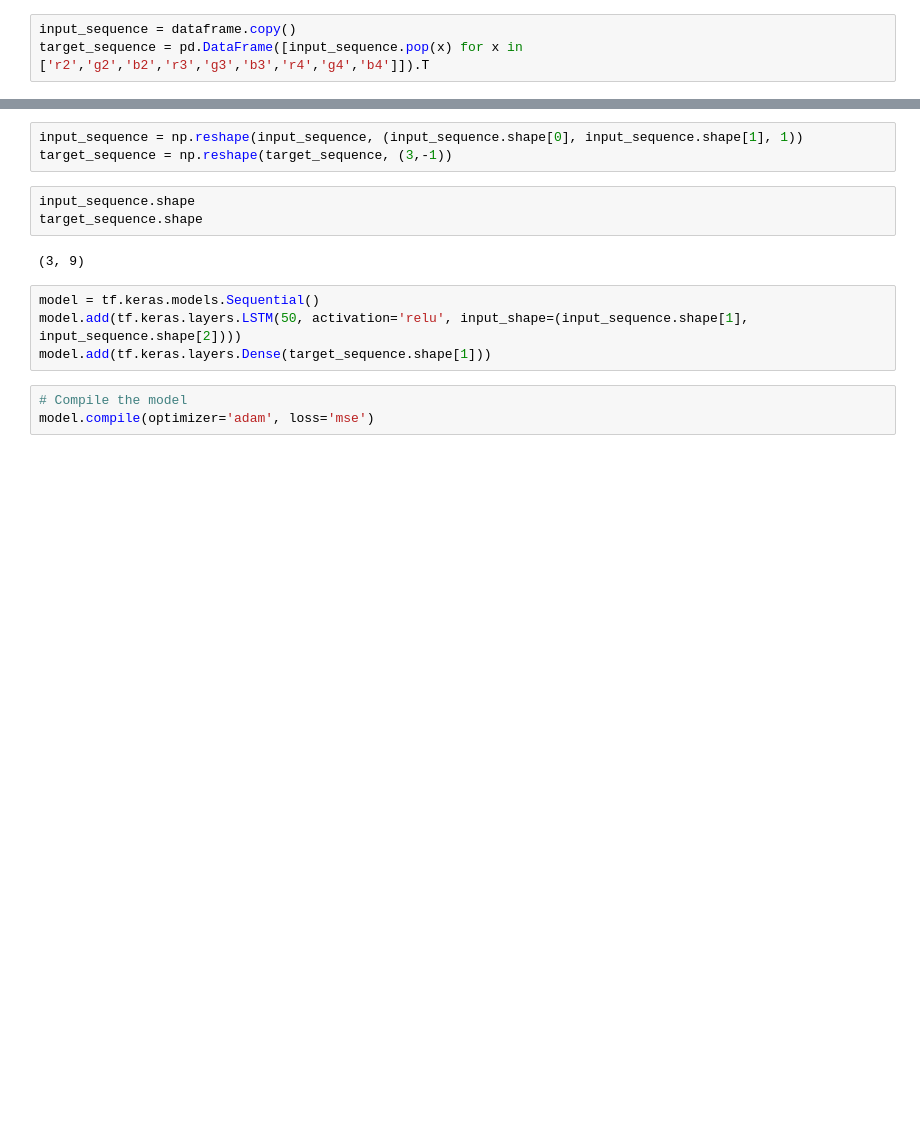
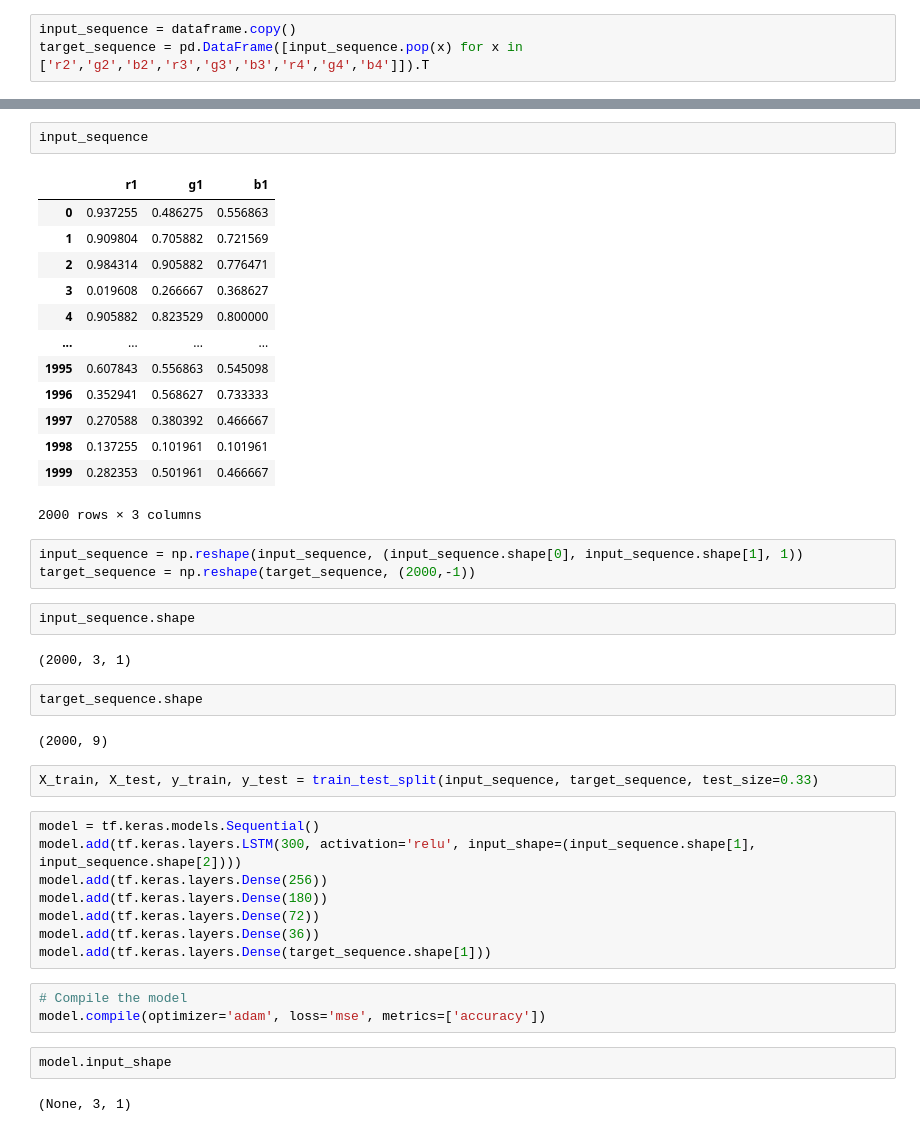
Before and after one commit to Siruenyian/Capstone-ChromaMatch, a Jupyter notebook: Machine Learning/Color_prediction.ipynb, the cells around one changed output, grey strips where cells are left out. Saved outputs shown, nothing was run; the diff lists cells and outputs as text; blank space fills up the shorter version.

```diff
--- a/Machine Learning/Color_prediction.ipynb
+++ b/Machine Learning/Color_prediction.ipynb
@@ -28,18 +46,47 @@ target_sequence
+# %%
+input_sequence
+# %% [output]
+|  | r1 | g1 | b1 |
+| 0 | 0.937255 | 0.486275 | 0.556863 |
+| 1 | 0.909804 | 0.705882 | 0.721569 |
+| 2 | 0.984314 | 0.905882 | 0.776471 |
+| 3 | 0.019608 | 0.266667 | 0.368627 |
+| 4 | 0.905882 | 0.823529 | 0.800000 |
+| ... | ... | ... | ... |
+| 1995 | 0.607843 | 0.556863 | 0.545098 |
+| 1996 | 0.352941 | 0.568627 | 0.733333 |
+| 1997 | 0.270588 | 0.380392 | 0.466667 |
+| 1998 | 0.137255 | 0.101961 | 0.101961 |
+| 1999 | 0.282353 | 0.501961 | 0.466667 |
+2000 rows × 3 columns
 # %%
 input_sequence = np.reshape(input_sequence, (input_sequence.shape[0], input_sequence.shape[1], 1))
-target_sequence = np.reshape(target_sequence, (3,-1))
+target_sequence = np.reshape(target_sequence, (2000,-1))
 # %%
 input_sequence.shape
-target_sequence.shape
 # %% [output]
-(3, 9)
+(2000, 3, 1)
+# %%
+target_sequence.shape
+# %% [output]
+(2000, 9)
+# %%
+X_train, X_test, y_train, y_test = train_test_split(input_sequence, target_sequence, test_size=0.33)
 # %%
 model = tf.keras.models.Sequential()
-model.add(tf.keras.layers.LSTM(50, activation='relu', input_shape=(input_sequence.shape[1], input_sequence.shape[2])))
+model.add(tf.keras.layers.LSTM(300, activation='relu', input_shape=(input_sequence.shape[1], input_sequence.shape[2])))
+model.add(tf.keras.layers.Dense(256))
+model.add(tf.keras.layers.Dense(180))
+model.add(tf.keras.layers.Dense(72))
+model.add(tf.keras.layers.Dense(36))
 model.add(tf.keras.layers.Dense(target_sequence.shape[1]))
 # %%
 # Compile the model
-model.compile(optimizer='adam', loss='mse')
+model.compile(optimizer='adam', loss='mse', metrics=['accuracy'])
+# %%
+model.input_shape
+# %% [output]
+(None, 3, 1)
 # %%
 model.summary()
 # %% [output]
```
Also changed, not shown: parts of 11 cells of this notebook, 4 other files.
